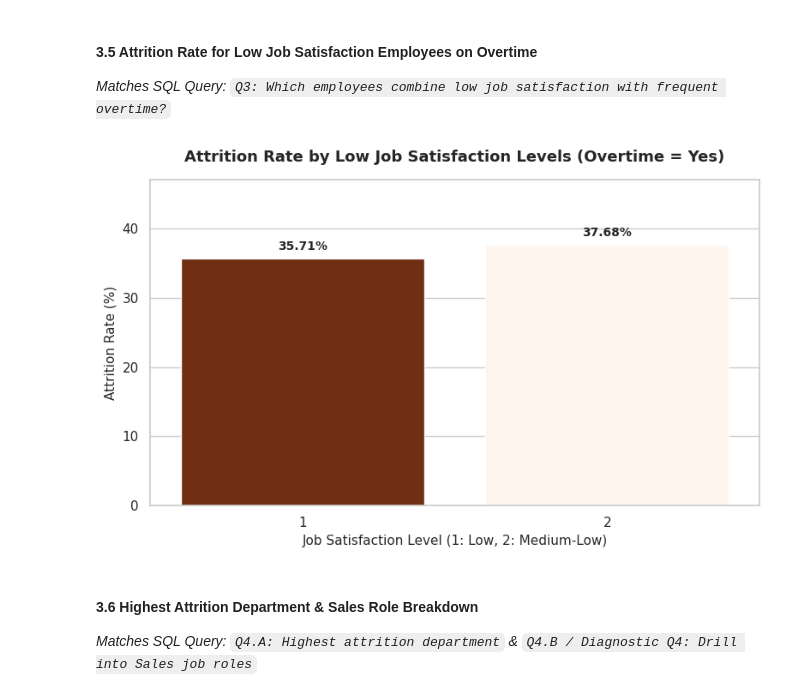
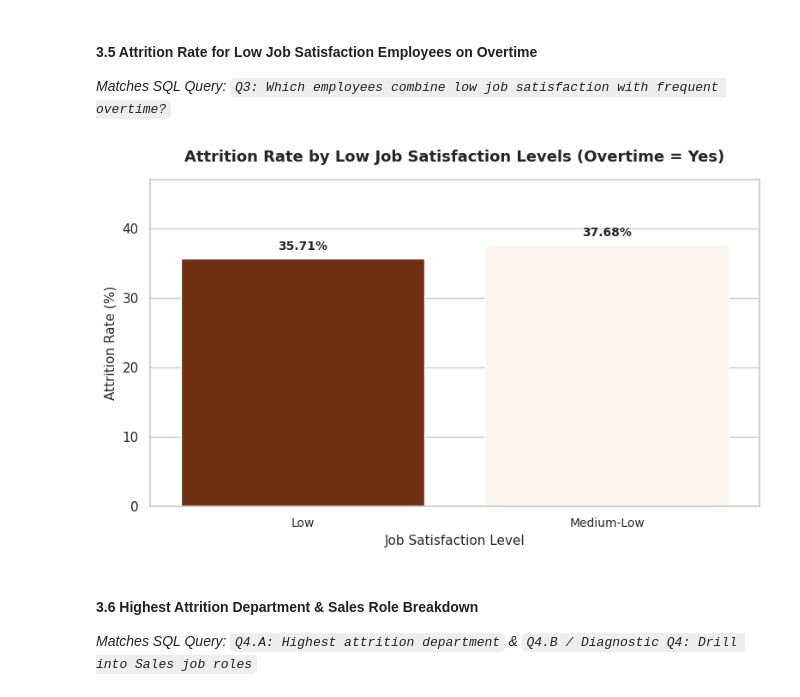
Before and after one commit to Mohammed-3tef/NTI26_Graduation_Project, a Jupyter notebook: python/02_data_analysis.ipynb, the cells around one changed output. Cells and saved outputs as stored; diff of their text form; code cells hidden in the pictures.

Commit message:
update: update rename x-axis in 02_data_analysis.ipynb

```diff
--- a/python/02_data_analysis.ipynb
+++ b/python/02_data_analysis.ipynb
@@ -208,35 +208,39 @@ q3_df['AttritionRate'] = np.where(q3_df['Total_Emps'] > 0, (q3_df['Emps_left'] /
 q3_df['AttritionRate'] = q3_df['AttritionRate'].round(2)
 q3_df = q3_df.sort_values(by='JobSatisfaction')
 
 # 3. Barplot Visualization by JobSatisfaction Level (1 vs 2)
 ax5 = sns.barplot(
     data=q3_df,
     x='JobSatisfaction',
     y='AttritionRate',
     hue='JobSatisfaction',
     palette='Oranges_r',
     legend=False
 )
 
 plt.title('Attrition Rate by Low Job Satisfaction Levels (Overtime = Yes)', fontsize=13, fontweight='bold', pad=15)
 plt.ylabel('Attrition Rate (%)', fontsize=11)
-plt.xlabel('Job Satisfaction Level (1: Low, 2: Medium-Low)', fontsize=11)
+
+# Renamed Axis Title & Tick Labels
+plt.xlabel('Job Satisfaction Level', fontsize=11)
+ax5.set_xticks([0, 1])
+ax5.set_xticklabels(['Low', 'Medium-Low'], fontsize=10)
 
 max_rate = q3_df['AttritionRate'].max() if not q3_df['AttritionRate'].empty else 100
 plt.ylim(0, max_rate * 1.25 if max_rate > 0 else 100)
 
 for p in ax5.patches:
     height = p.get_height()
     if pd.notna(height) and height > 0:
         ax5.annotate(f"{height:.2f}%",
                      (p.get_x() + p.get_width() / 2., height),
                      ha='center', va='bottom', xytext=(0, 5),
                      textcoords='offset points', fontsize=10, fontweight='bold')
 
 plt.tight_layout()
 plt.show()
 # %% [output]
-[figure, old version]
+[figure, new version]
 # %% [markdown]
 #### 3.6 Highest Attrition Department & Sales Role Breakdown
 *Matches SQL Query: `Q4.A: Highest attrition department` & `Q4.B / Diagnostic Q4: Drill into Sales job roles`*
```
